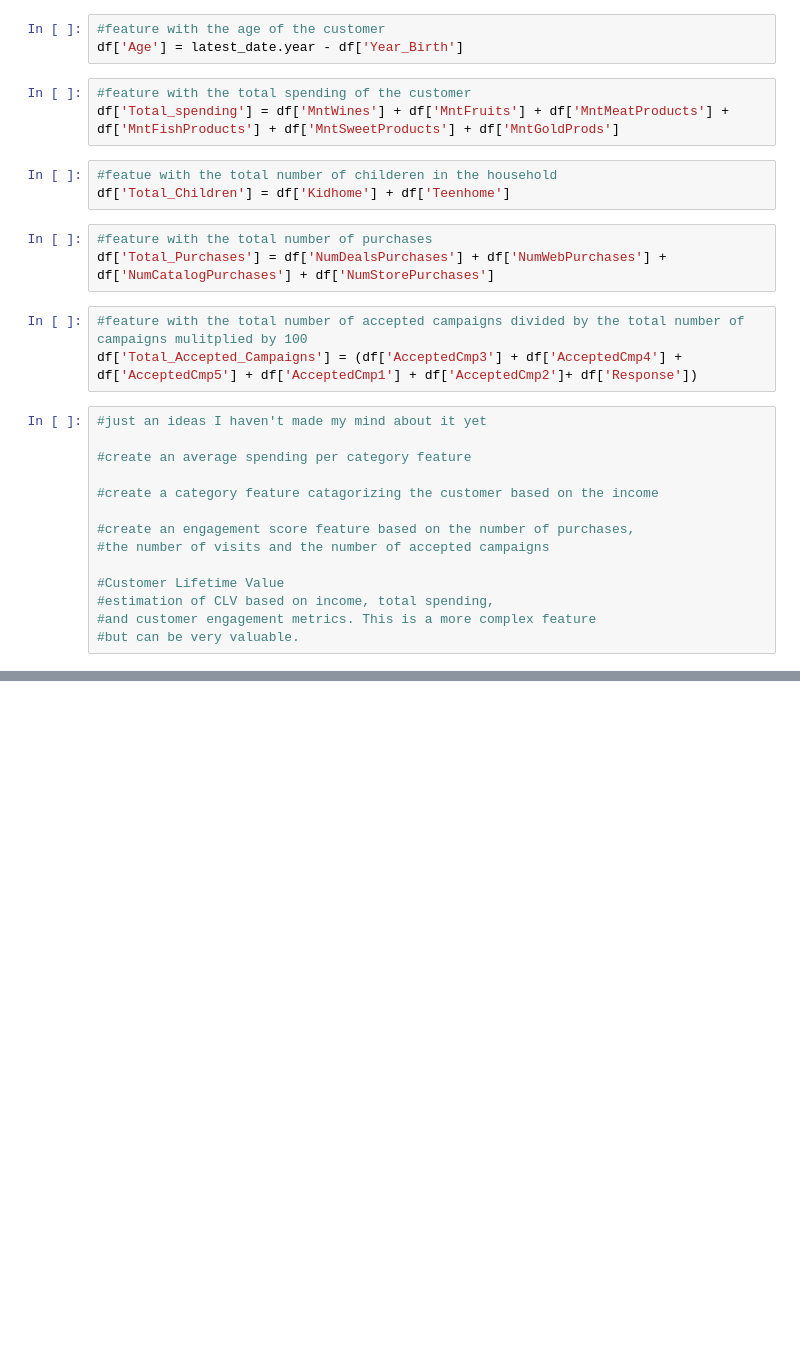
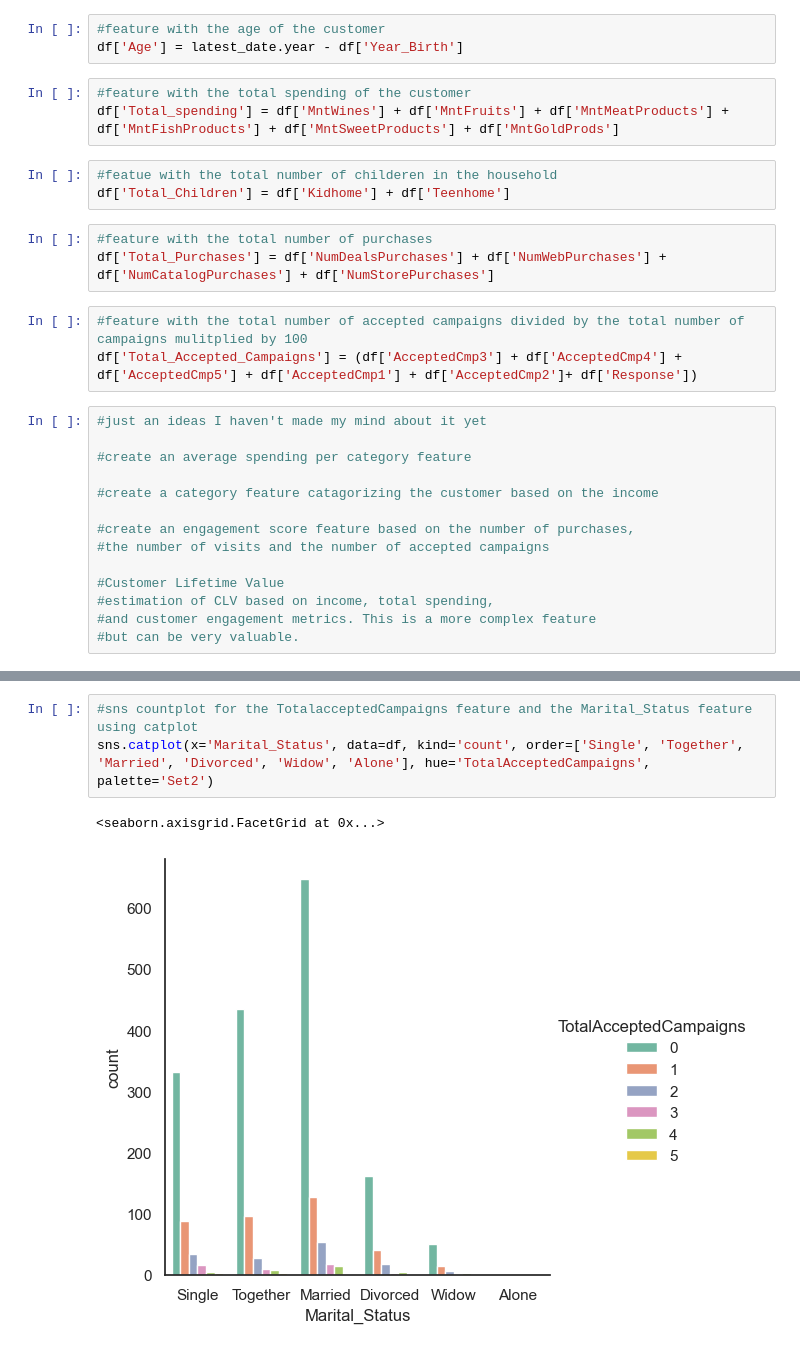
Before and after one commit to OmarEmad313/Data-Analysis-Projects, a Jupyter notebook: Customer personality analysis/customer personality analysis.ipynb, the cells around one changed output, grey strips where cells are left out. Saved outputs shown, nothing was run; the diff lists cells and outputs as text; blank space fills up the shorter version.

```diff
--- a/Customer personality analysis/customer personality analysis.ipynb
+++ b/Customer personality analysis/customer personality analysis.ipynb
@@ -262,0 +316,6 @@ df = df[column_order]
+# %%
+#sns countplot for the TotalacceptedCampaigns feature and the Marital_Status feature using catplot
+sns.catplot(x='Marital_Status', data=df, kind='count', order=['Single', 'Together', 'Married', 'Divorced', 'Widow', 'Alone'], hue='TotalAcceptedCampaigns', palette='Set2')
+# %% [output]
+<seaborn.axisgrid.FacetGrid at 0x...>
+[figure, added]
```
Also changed, not shown: parts of 24 cells of this notebook.
